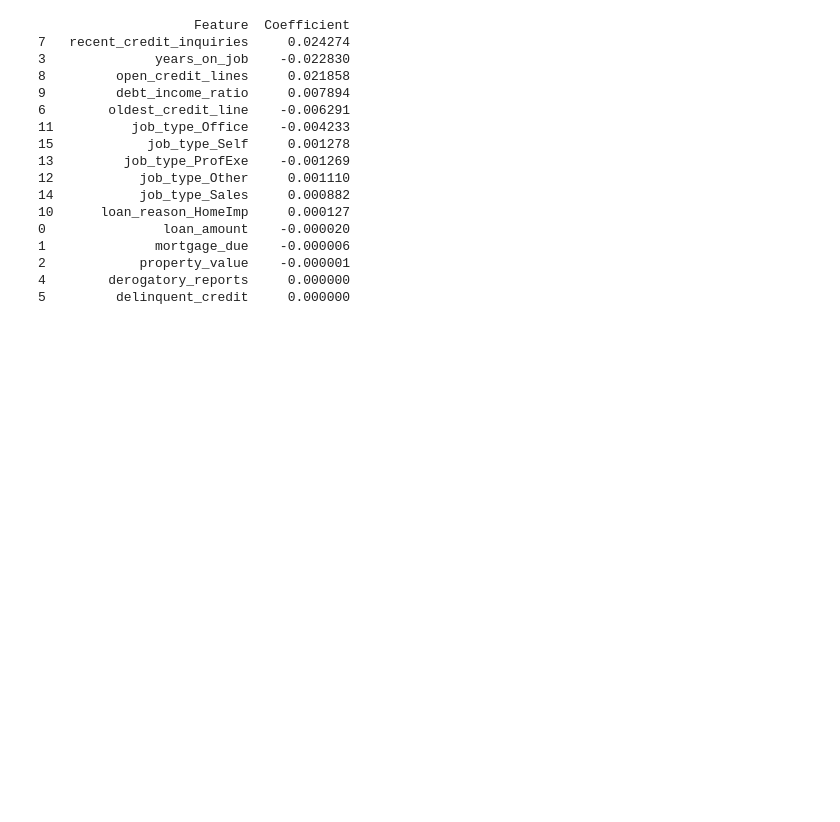
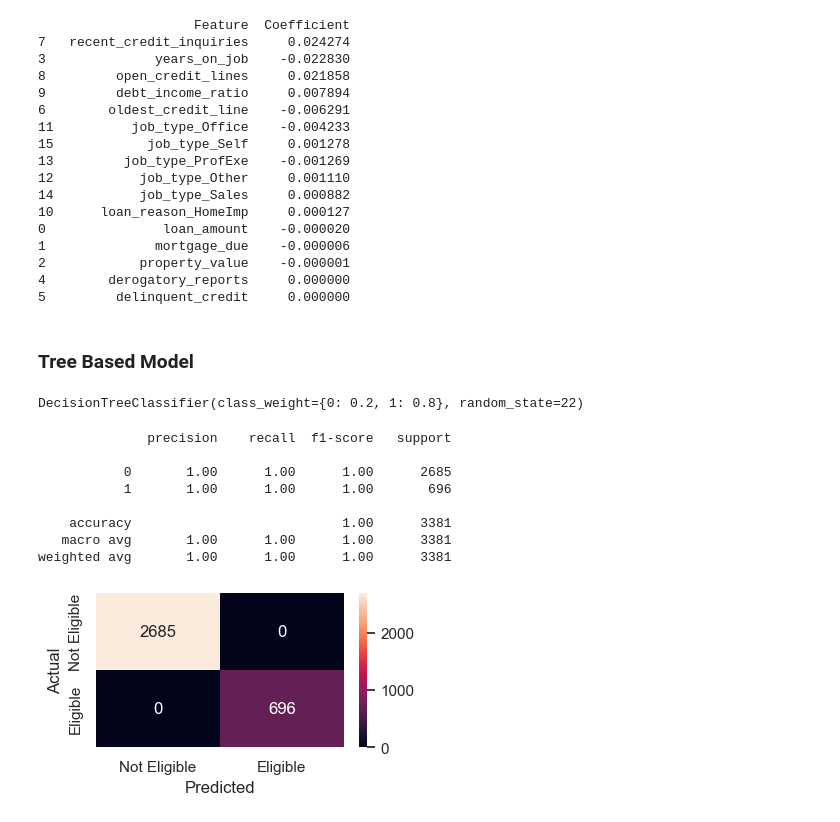
Before and after one commit to Alfredo2212/credit_risk-240625, a Jupyter notebook: credit_risk_240625.ipynb, the cells around one changed output. Cells and saved outputs as stored; diff of their text form; code cells hidden in the pictures; blank space fills up the shorter version.

Commit message:
Decision tree model fitting, predict on train and test set

```diff
--- a/credit_risk_240625.ipynb
+++ b/credit_risk_240625.ipynb
@@ -306,3 +306,27 @@ print(coefficients)
 2            property_value    -0.000001
 4        derogatory_reports     0.000000
 5         delinquent_credit     0.000000
+# %% [markdown]
+### **Tree Based Model**
+# %%
+# Defining decision tree model with class weights
+dtree = DecisionTreeClassifier(class_weight={0: 0.2, 1: 0.8}, random_state =22)
+
+# Fitting the model
+dtree.fit(x_train, y_train)
+# %% [output]
+DecisionTreeClassifier(class_weight={0: 0.2, 1: 0.8}, random_state=22)
+# %%
+#checking performance on train
+dtree_train_pred = dtree.predict(x_train)
+metrics_score(y_train, dtree_train_pred)
+# %% [output]
+              precision    recall  f1-score   support
+
+           0       1.00      1.00      1.00      2685
+           1       1.00      1.00      1.00       696
+
+    accuracy                           1.00      3381
+   macro avg       1.00      1.00      1.00      3381
+weighted avg       1.00      1.00      1.00      3381
+[figure, added]
```
Also changed, not shown: parts of 3 cells of this notebook.
